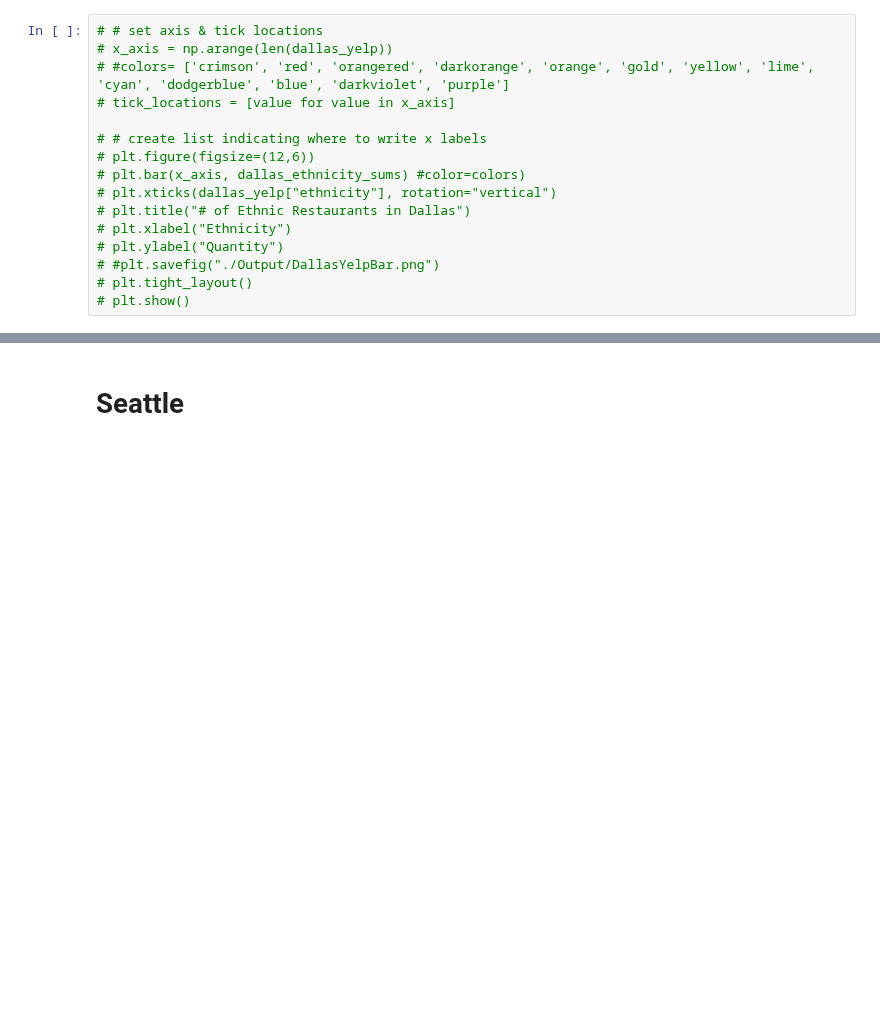
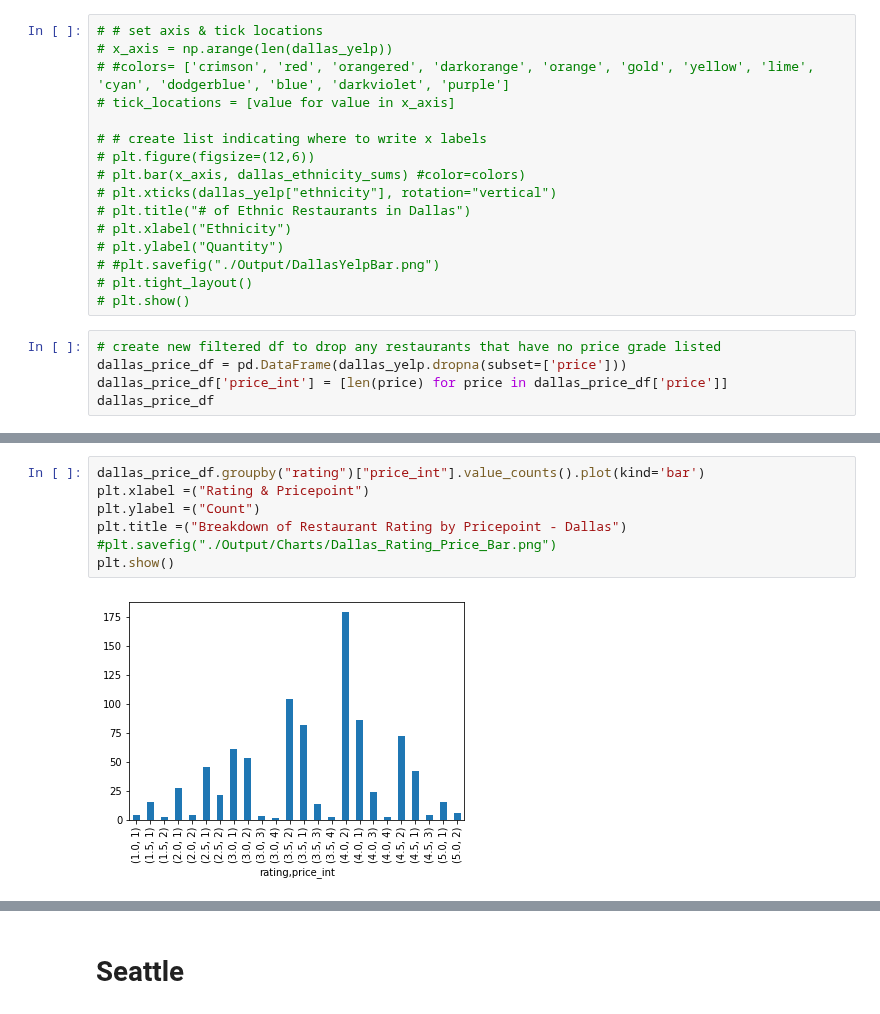
Before and after one commit to DPintacasi/teamcobra_project1, a Jupyter notebook: Scripts/city_visualizations.ipynb, the cells around one changed output, grey strips where cells are left out. Saved outputs shown, nothing was run; the diff lists cells and outputs as text; blank space fills up the shorter version.

```diff
--- a/Scripts/city_visualizations.ipynb
+++ b/Scripts/city_visualizations.ipynb
@@ -83,3 +84,8 @@ Name: price, dtype: int64
 # #plt.savefig("./Output/DallasYelpBar.png")
 # plt.tight_layout()
 # plt.show()
+# %%
+# create new filtered df to drop any restaurants that have no price grade listed
+dallas_price_df = pd.DataFrame(dallas_yelp.dropna(subset=['price']))
+dallas_price_df['price_int'] = [len(price) for price in dallas_price_df['price']]
+dallas_price_df
@@ -85,0 +155,9 @@ Name: price, dtype: int64
+# %%
+dallas_price_df.groupby("rating")["price_int"].value_counts().plot(kind='bar')
+plt.xlabel =("Rating & Pricepoint")
+plt.ylabel =("Count")
+plt.title =("Breakdown of Restaurant Rating by Pricepoint - Dallas")
+#plt.savefig("./Output/Charts/Dallas_Rating_Price_Bar.png")
+plt.show()
+# %% [output]
+[figure, added]
```
Also changed, not shown: parts of 28 cells of this notebook.
